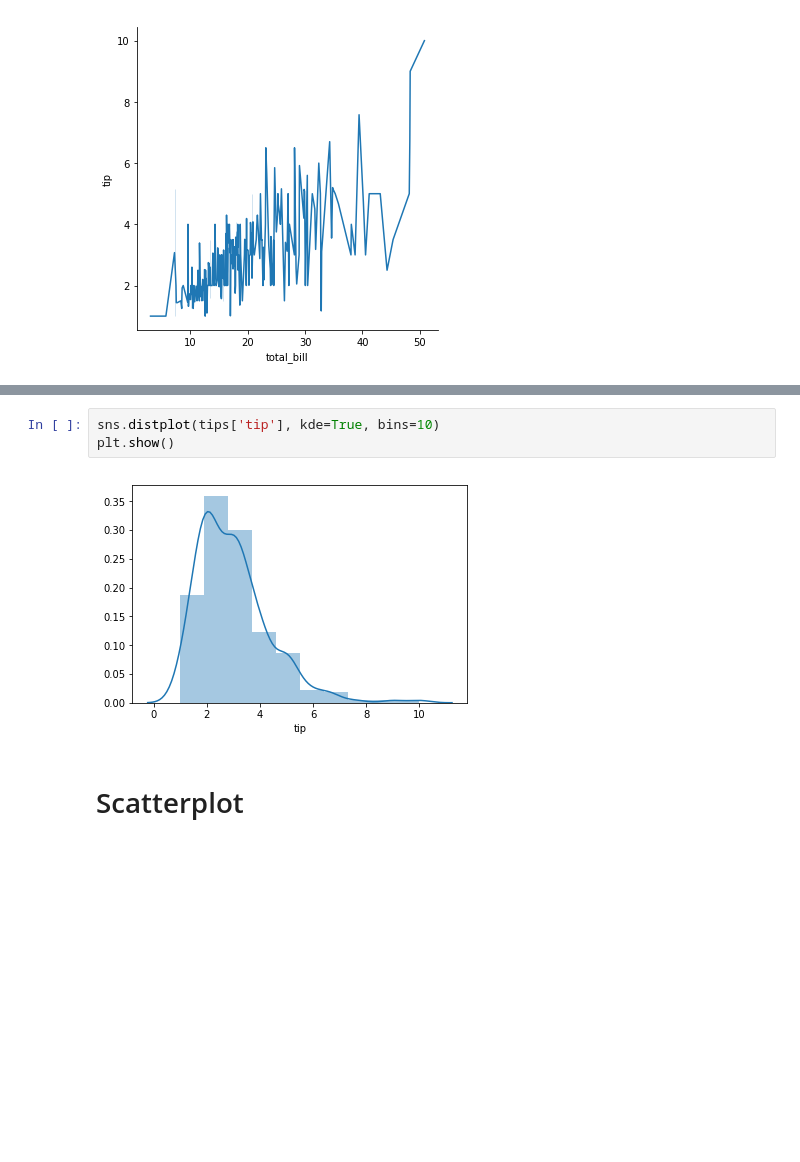
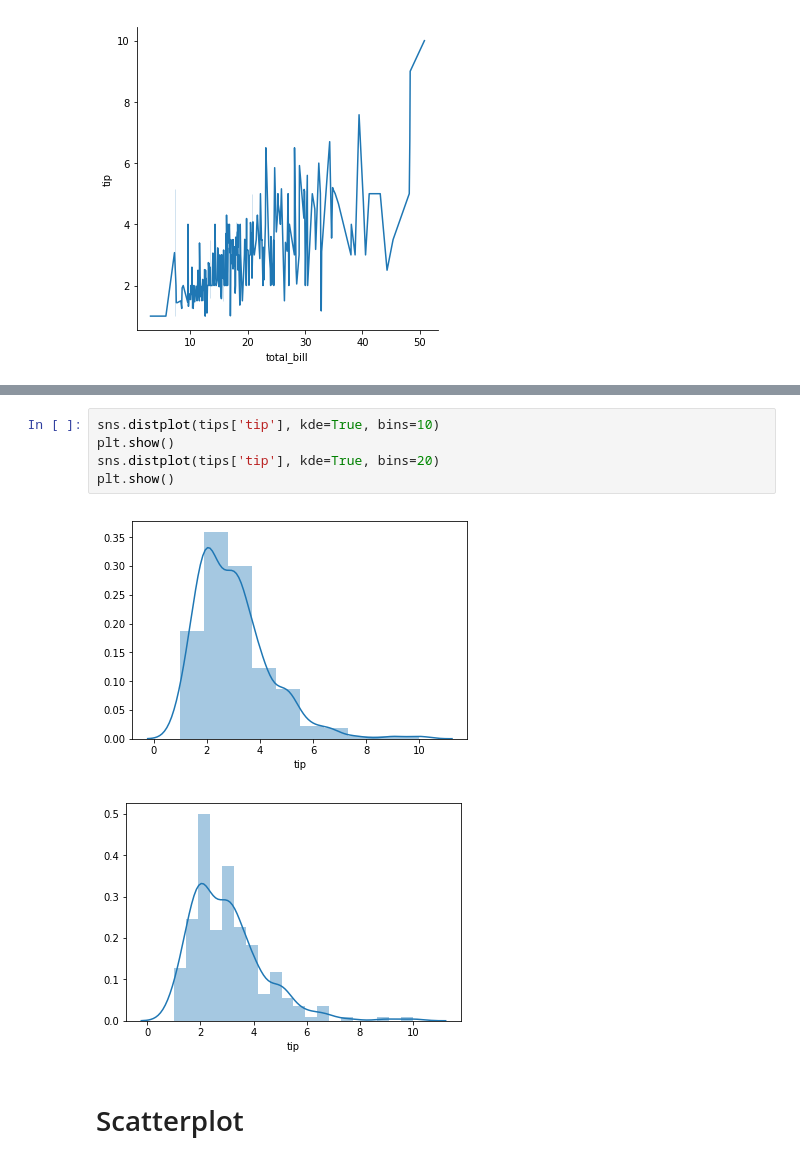
Before and after one commit to rossdavidhunter/Fundamentals-Data-Analysis-Assessment, a Jupyter notebook: tipsdataset.ipynb, the cells around one changed output, grey strips where cells are left out. Saved outputs shown, nothing was run; the diff lists cells and outputs as text; blank space fills up the shorter version.

```diff
--- a/tipsdataset.ipynb
+++ b/tipsdataset.ipynb
@@ -86,8 +122,11 @@ plt.show()
 # %%
 sns.distplot(tips['tip'], kde=True, bins=10)
 plt.show()
+sns.distplot(tips['tip'], kde=True, bins=20)
+plt.show()
 # %% [output]
 [figure]
+[figure, added]
 # %% [markdown]
 # Scatterplot
 # %%
```
Also changed, not shown: parts of 17 cells of this notebook.
